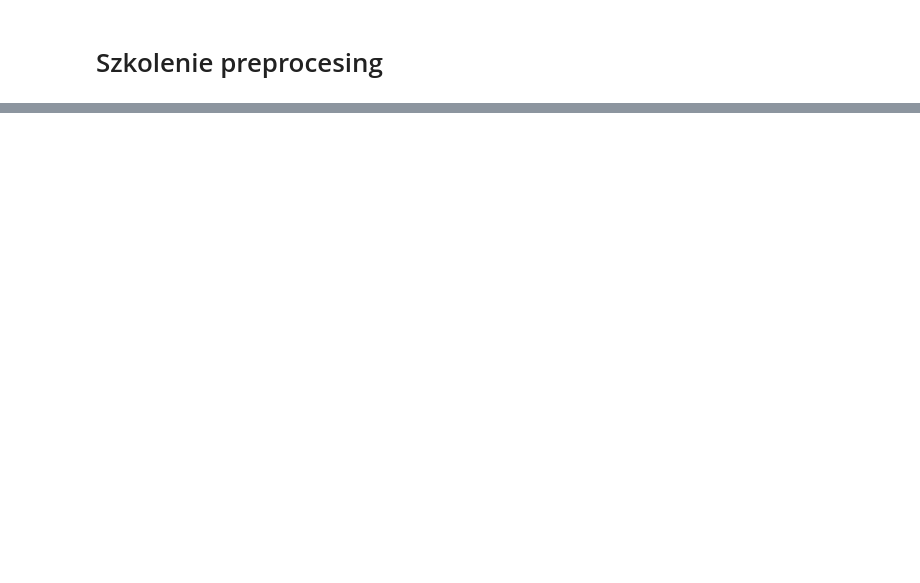
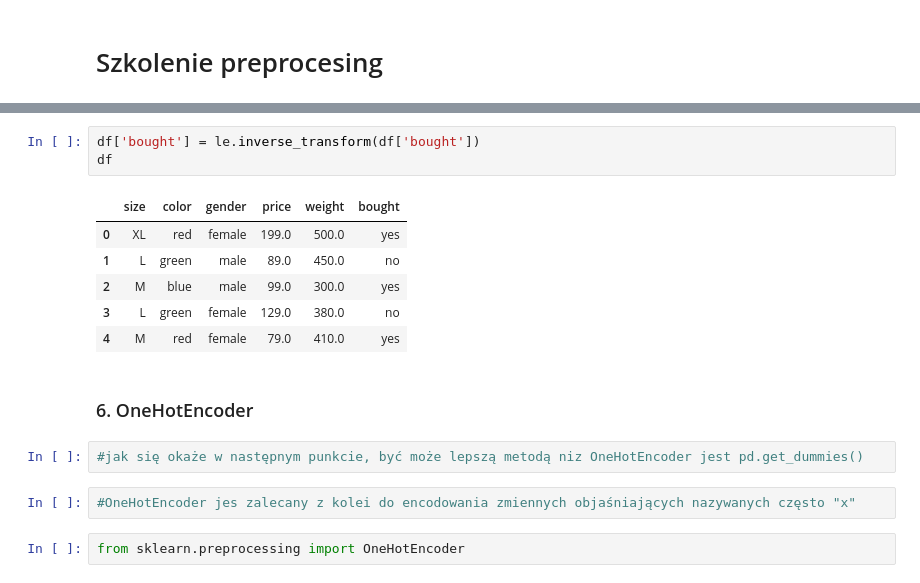
Before and after one commit to bartlomiejmiszewski/Nauka, a Jupyter notebook: 01_Szkolenie_preprocesing.ipynb, the cells around one changed output, grey strips where cells are left out. Cells and saved outputs as stored; diff of their text form; blank space fills up the shorter version.

```diff
--- a/01_Szkolenie_preprocesing.ipynb
+++ b/01_Szkolenie_preprocesing.ipynb
@@ -32,0 +148,18 @@ oraz pd.get_dummies()
+# %%
+df['bought'] = le.inverse_transform(df['bought'])
+df
+# %% [output]
+|  | size | color | gender | price | weight | bought |
+| 0 | XL | red | female | 199.0 | 500.0 | yes |
+| 1 | L | green | male | 89.0 | 450.0 | no |
+| 2 | M | blue | male | 99.0 | 300.0 | yes |
+| 3 | L | green | female | 129.0 | 380.0 | no |
+| 4 | M | red | female | 79.0 | 410.0 | yes |
+# %% [markdown]
+### <a name='5'></a> 6. OneHotEncoder
+# %%
+#jak się okaże w następnym punkcie, być może lepszą metodą niz OneHotEncoder jest pd.get_dummies()
+# %%
+#OneHotEncoder jes zalecany z kolei do encodowania zmiennych objaśniających nazywanych często "x"
+# %%
+from sklearn.preprocessing import OneHotEncoder
```
Also changed, not shown: parts of 39 cells of this notebook.
